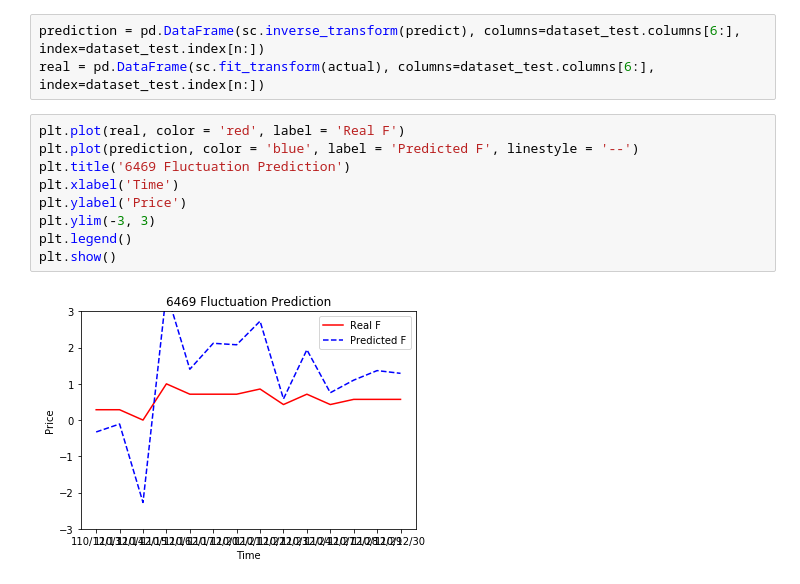
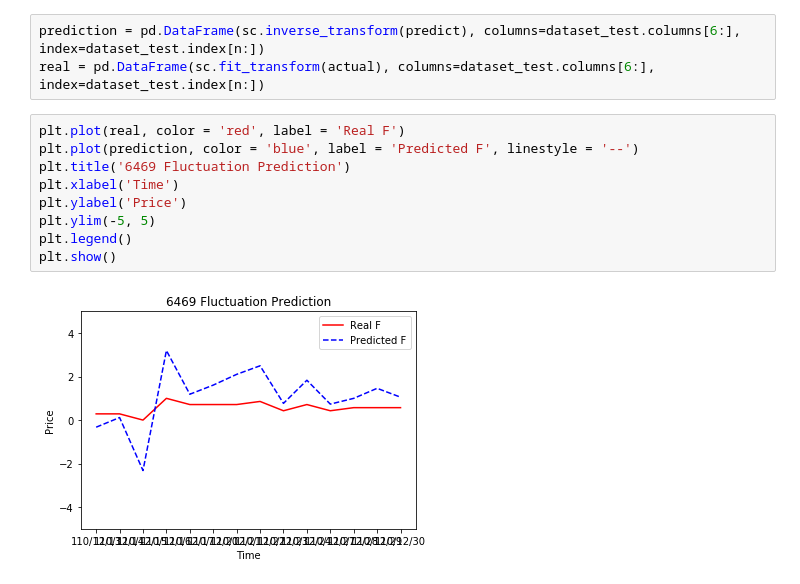
Before and after one commit to paxetin/stock_fluctuation_prediction_by_lstm, a Jupyter notebook: lstm_6269_flac..ipynb, the cells around one changed output. Saved outputs shown, nothing was run; the diff lists cells and outputs as text.

```diff
--- a/lstm_6269_flac..ipynb
+++ b/lstm_6269_flac..ipynb
@@ -153,11 +155,11 @@ real = pd.DataFrame(sc.fit_transform(actual), columns=dataset_test.columns[6:],
 # %%
 plt.plot(real, color = 'red', label = 'Real F')
 plt.plot(prediction, color = 'blue', label = 'Predicted F', linestyle = '--')
 plt.title('6469 Fluctuation Prediction')
 plt.xlabel('Time')
 plt.ylabel('Price')
-plt.ylim(-3, 3)
+plt.ylim(-5, 5)
 plt.legend()
 plt.show()
 # %% [output]
-[figure, old version]
+[figure, new version]
```
Also changed, not shown: parts of 2 cells of this notebook, 2 other files.
